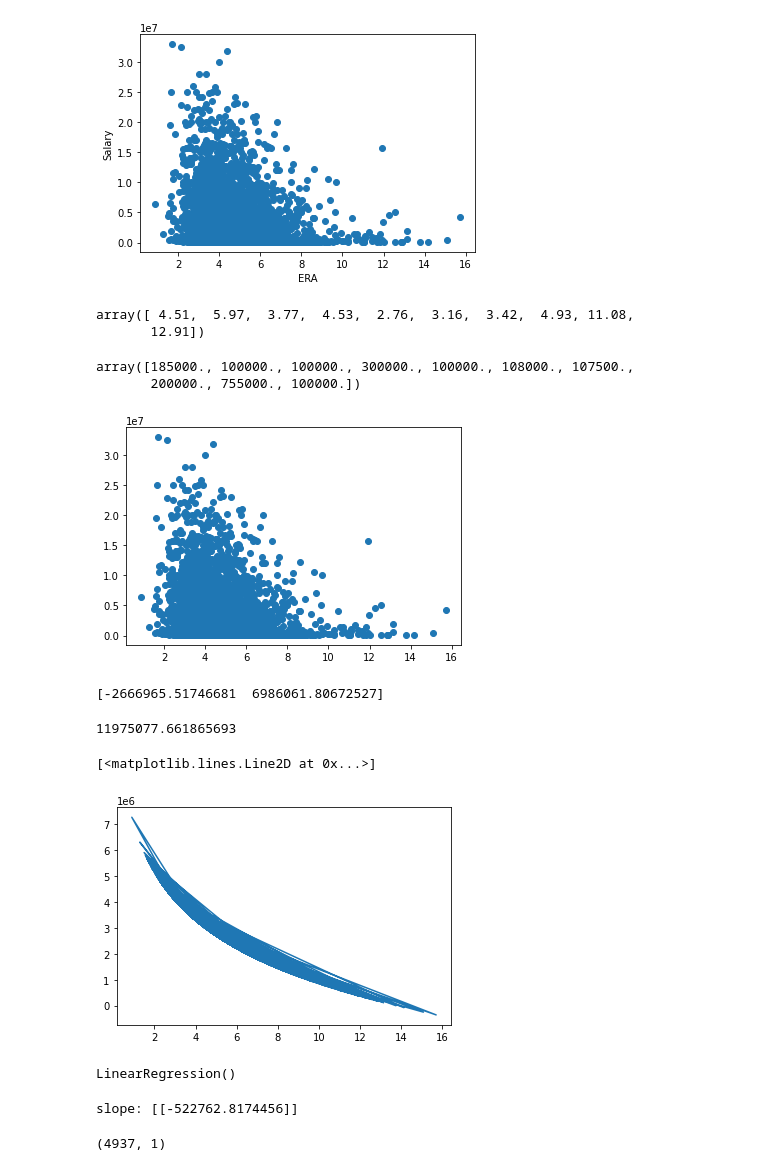
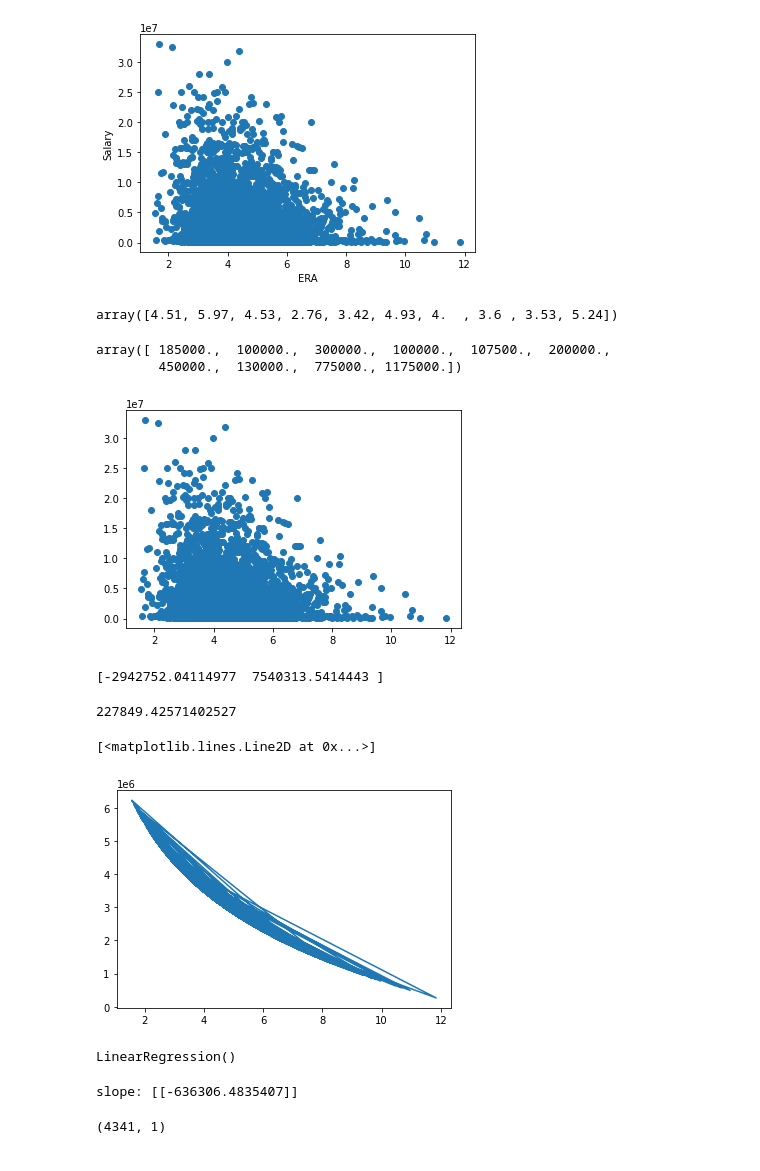
Before and after one commit to Jenny16x/TeamSix, a Jupyter notebook: Segment_4_Linear.ipynb, the cells around one changed output. Saved outputs shown, nothing was run; the diff lists cells and outputs as text; code cells hidden in the pictures.

```diff
--- a/Segment_4_Linear.ipynb
+++ b/Segment_4_Linear.ipynb
@@ -17,7 +17,7 @@ import missingno as msno
 from sklearn.preprocessing import OneHotEncoder
 # %%
 #Read the csv file - using data from 2010-2016 for this example - Salaries are in the 000s
-file_path = Path('pitcher_salaries_cleaned.csv')
+file_path = Path('pitcher_salaries_cleaned_7.csv')
 df = pd.read_csv(file_path)
 df
 # %% [output]
@@ -145,47 +145,46 @@ plt.xlabel('ERA')
 plt.ylabel('Salary')
 plt.show()
 # %% [output]
-[figure, old version]
+[figure, new version]
 # %%
 X = df.loc[:,'ERA'].values
 # %%
 X[:10]
 # %% [output]
-array([ 4.51,  5.97,  3.77,  4.53,  2.76,  3.16,  3.42,  4.93, 11.08,
-       12.91])
+array([4.51, 5.97, 4.53, 2.76, 3.42, 4.93, 4.  , 3.6 , 3.53, 5.24])
 # %%
 y = df.loc[:,'Salary'].values
 # %%
 y[:10]
 # %% [output]
-array([185000., 100000., 100000., 300000., 100000., 108000., 107500.,
-       200000., 755000., 100000.])
+array([ 185000.,  100000.,  300000.,  100000.,  107500.,  200000.,
+        450000.,  130000.,  775000., 1175000.])
 # %%
 plt.scatter(X, y)
 plt.show()
 # %% [output]
-[figure, old version]
+[figure, new version]
 # %%
 fit = np.polyfit(np.log(X), y, 1)
 # %%
 print(fit)
 # %% [output]
-[-2666965.51746681  6986061.80672527]
+[-2942752.04114977  7540313.5414443 ]
 # %%
-# results mean we can predict x using the fitted log regression equation y = 6986061.80672527 - 2666965.51746681*ln(X)
+# results mean we can predict x using the fitted log regression equation y = 7540313.5414443 - 2942752.04114977*ln(X)
 #Test an ERA
-Salary_predict= (6986061.80672527 - 2666965.51746681) * np.log(16)
+Salary_predict= 7540313.5414443 - 2942752.04114977 * np.log(12)
 print(Salary_predict)
 # %% [output]
-11975077.661865693
+227849.42571402527
 # %%
 X2 = df.loc[:,'ERA'].values
-yA = 2666965.51746681 * np.log(X2)
-y2 = 6986061.80672527 - yA
+yA = 2942752.04114977 * np.log(X2)
+y2 = 7540313.5414443 - yA
 plt.plot(X2,y2)
 # %% [output]
 [<matplotlib.lines.Line2D at 0x...>]
-[figure, old version]
+[figure, new version]
 # %%
 # Create a model with scikit-learn
 model = LinearRegression()
@@ -203,13 +202,13 @@ LinearRegression()
 # %%
 print('slope:', model.coef_)
 # %% [output]
-slope: [[-522762.8174456]]
+slope: [[-636306.4835407]]
 # %%
 # The model creates predicted y values based on X values
 y2_pred = model.predict(X2)
 print(y2_pred.shape)
 # %% [output]
-(4937, 1)
+(4341, 1)
 # %%
 # Plot the results. The best fit line is red.
 plt.scatter(X2, y2)
```
Also changed, not shown: parts of 10 cells of this notebook.
